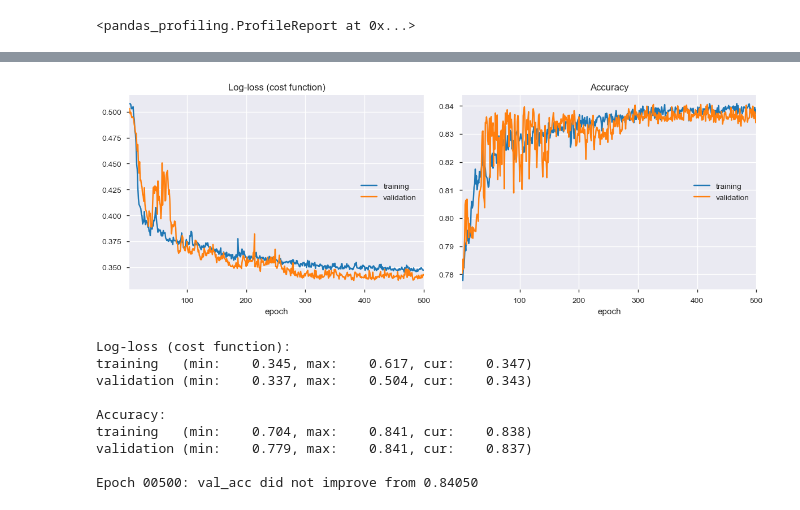
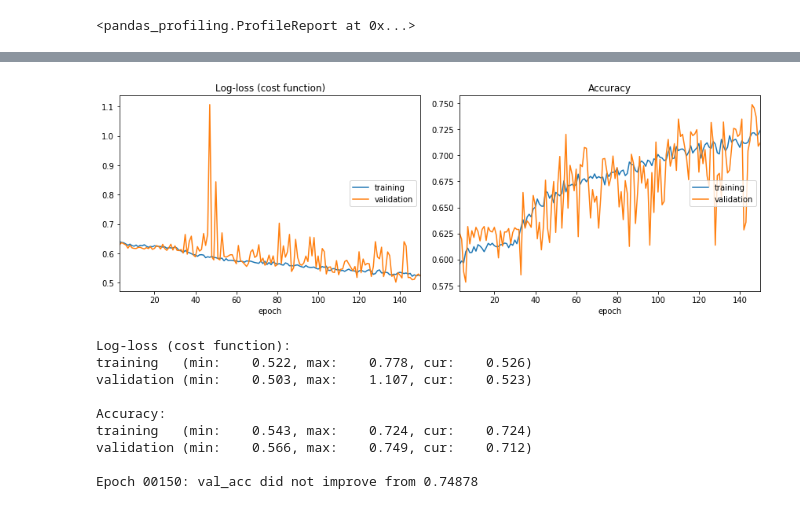
Before and after one commit to drcastillo/hicss2020, a Jupyter notebook: model_train.ipynb, the cells around one changed output, grey strips where cells are left out. Cells and saved outputs as stored; diff of their text form; code cells hidden in the pictures.

```diff
--- a/model_train.ipynb
+++ b/model_train.ipynb
@@ -143,4 +159,6 @@ y_test Shape:
 # %%
+rcParams['figure.figsize'] = 5, 5  #Adjust plot size
+
 # Cross validate model with Kfold stratified cross val
 kfold = StratifiedKFold(n_splits=5)
 
@@ -151,12 +169,14 @@ classifiers = []
 classifiers.append(RandomForestClassifier(random_state=random_state))
 classifiers.append(GradientBoostingClassifier(random_state=random_state))
 classifiers.append(LogisticRegression(random_state=random_state))
+classifiers.append(MLPClassifier(random_state=random_state))
+
 
 cv_results = []
 for classifier in classifiers:
     cv_results.append(
         cross_val_score(classifier,
-                        X_train,
+                        encoded_train,
                         y=y_train,
                         scoring="accuracy",
                         cv=kfold,
@@ -173,7 +193,7 @@ cv_res = pd.DataFrame({
     cv_means,
     "CrossValerrors":
     cv_std,
-    "Algorithm": ["RandomForest", "GradientBoosting", "LogisticRegression"]
+    "Algorithm": ["RandomForest", "GradientBoosting", "LogisticRegression", "Neural Network"]
 })
 
 g = sns.barplot("CrossValMeans",
@@ -553,11 +606,8 @@ Best performing model chosen hyper-parameters:
 #                                               verbose=1,
 #                                               mode='auto')
 
-X_train, X_test, y_train, y_test = split_data(
-    df=df,
-    keras=True,  #Use binary vector for response, no OHE
-    testSize=0.3,
-    randomState=123)
+y_train_1 = tf.keras.utils.to_categorical(y_train_keras, num_classes=2)
+
 
 MCP = keras.callbacks.ModelCheckpoint(
     "C:\\Users\\jdine\\Documents\\1.MachineLearning\\hicss2020-master\\models\\UCI_Census\\ann_gridsearch.h5",
@@ -565,60 +615,55 @@ MCP = keras.callbacks.ModelCheckpoint(
     mode='max',
     verbose=1,
     save_best_only=True)
 reduce_lr = keras.callbacks.ReduceLROnPlateau(monitor='val_loss',
                                               factor=0.1,
                                               patience=10,
                                               min_lr=0.01)  #Annealing.
 tensorboard = keras.callbacks.TensorBoard(log_dir="logs\\")
 
 model = Sequential()
 model.add(Dense(
-    500, input_shape=(10, )))  #Input shape = input Dim = Number of Ind Vars
-model.add(BatchNormalization())
+    1500, input_shape=(107, )))  #Input shape = input Dim = Number of Ind Vars
+model.add(BatchNormalization(momentum = .62))
 model.add(Activation('relu'))
 model.add(Dropout(.5))
 
-#model.add(BatchNormalization())
-model.add(Dense(256))
-#model.add(BatchNormalization())
+model.add(Dense(500))
+#model.add(BatchNormalization(momentum = .62))
 model.add(Activation('relu'))
-#model.add(Dropout(.5))
+#model.add(Dropout(.25))
+model.add(Dense(250))
+model.add(Activation('relu'))
 
-model.add(Dense(128))
-#model.add(BatchNormalization())
+model.add(Dense(100))
 model.add(Activation('relu'))
-#model.add(Dropout(.5))
 
 
-model.add(Dense(32))
-model.add(Activation('relu'))
-#model.add(Dropout(.5))
-#model.add(BatchNormalization())
-
 model.add(Dense(2))
-model.add(Activation('sigmoid'))
+model.add(Activation('softmax'))
 
 model = multi_gpu_model(model, gpus=2)
 model.compile(loss='binary_crossentropy',
               optimizer='adam',
               metrics=['accuracy'])
 
 sess = tf.Session(config=tf.ConfigProto(allow_soft_placement=True,
                                         log_device_placement=True))
 
-result = model.fit(X_train, y_train, batch_size= 2048,
-                   epochs=500, verbose=2,\
-                        validation_split= .20, callbacks=[PlotLossesKeras(), reduce_lr, MCP, tensorboard])
+history = model.fit(encoded_train.toarray(), y_train_1, batch_size= 500,
+                   epochs=150, verbose=2,\
+                        validation_split= .2, callbacks=[PlotLossesKeras(), MCP, tensorboard])
+sess.close()
 # %% [output]
-[figure, old version]
+[figure, new version]
 Log-loss (cost function):
-training   (min:    0.345, max:    0.617, cur:    0.347)
-validation (min:    0.337, max:    0.504, cur:    0.343)
+training   (min:    0.522, max:    0.778, cur:    0.526)
+validation (min:    0.503, max:    1.107, cur:    0.523)
 
 Accuracy:
-training   (min:    0.704, max:    0.841, cur:    0.838)
-validation (min:    0.779, max:    0.841, cur:    0.837)
+training   (min:    0.543, max:    0.724, cur:    0.724)
+validation (min:    0.566, max:    0.749, cur:    0.712)
 
-Epoch 00500: val_acc did not improve from 0.84050
+Epoch 00150: val_acc did not improve from 0.74878
 # %%
 path_to_ann = 'models\\UCI_Census\\ann_gridsearch.h5'
```
Also changed, not shown: parts of 22 cells of this notebook, 3 other files.
